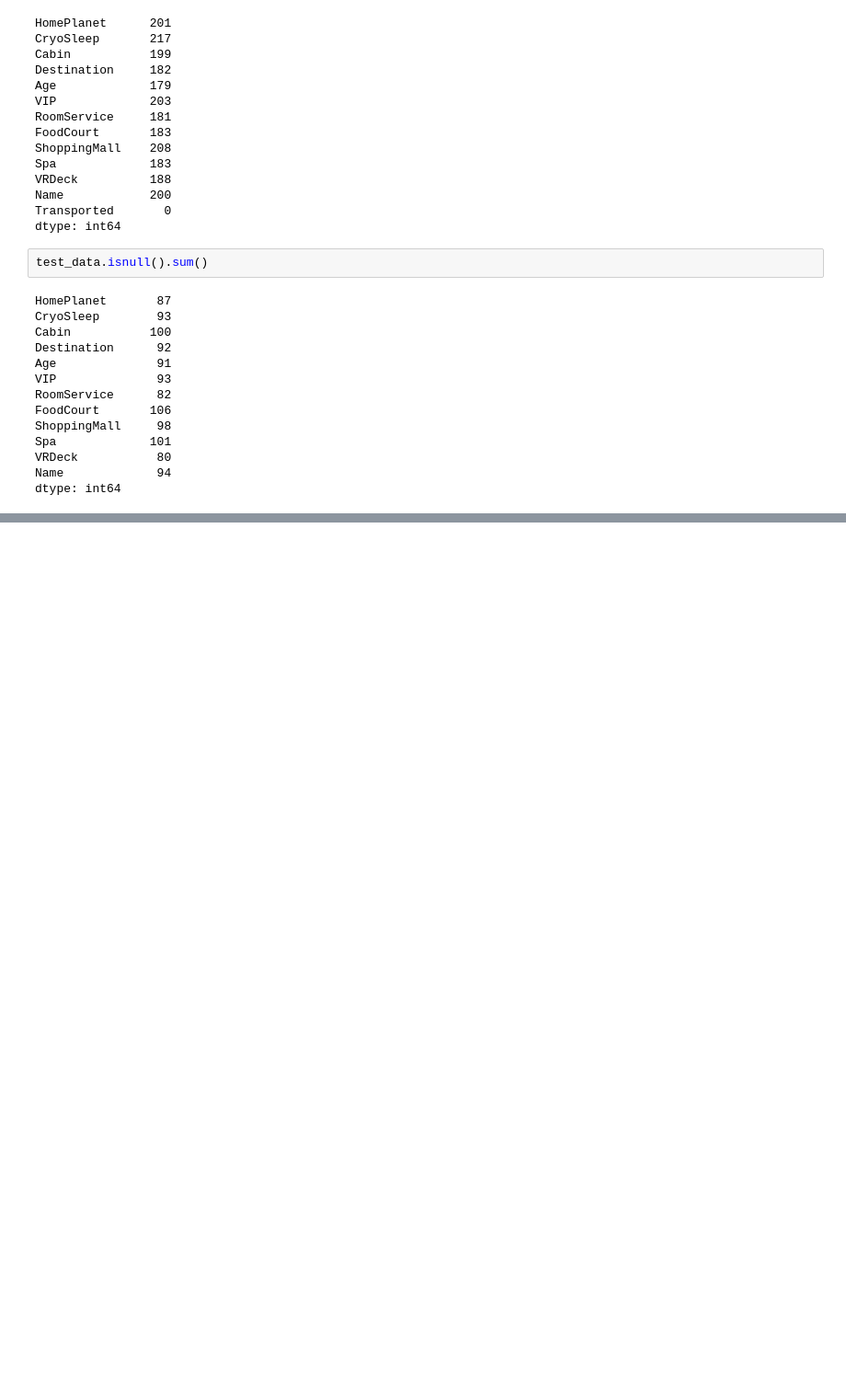
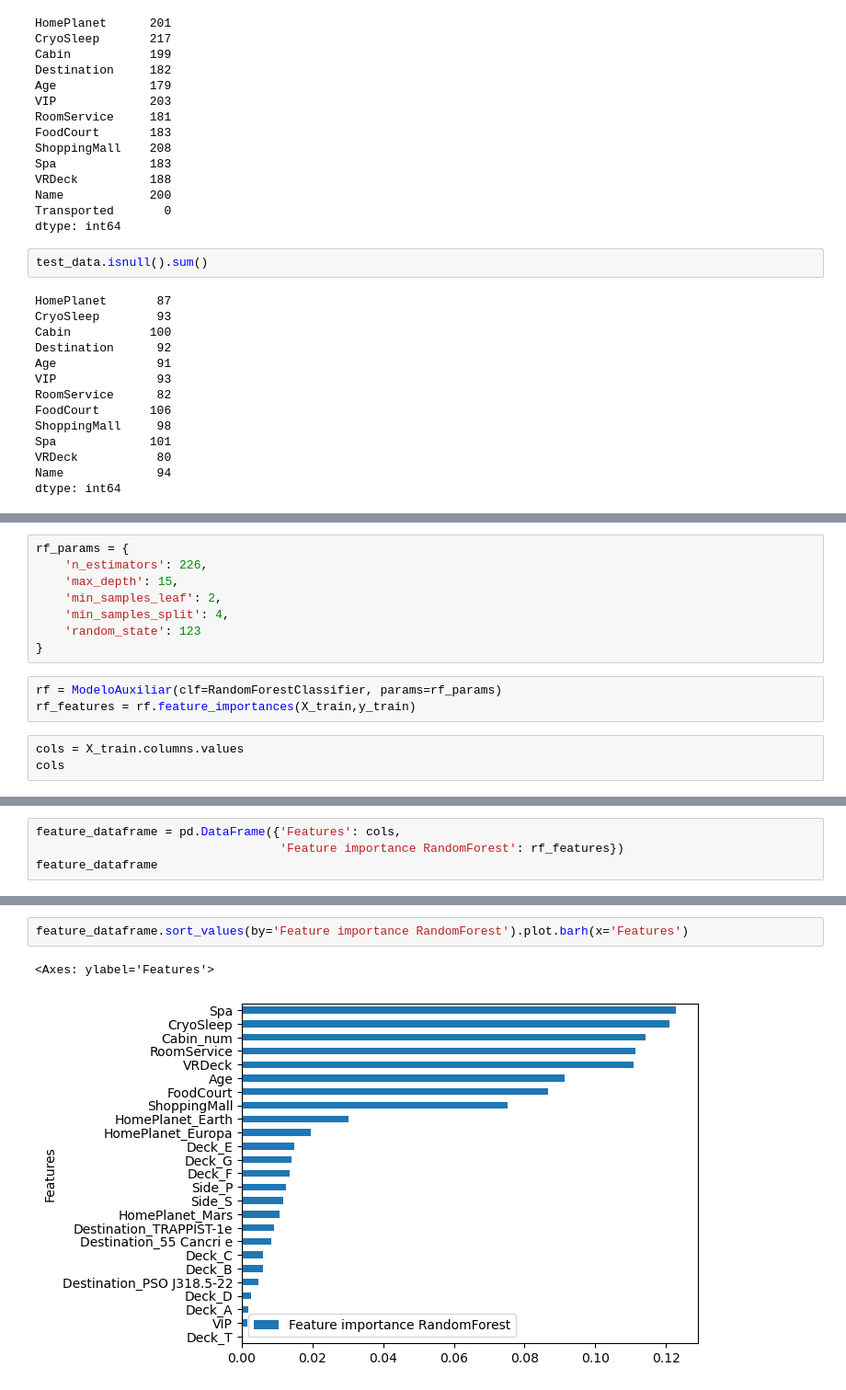
Before and after one commit to Pdrohhs/Data-Science-and-Machine-Learning, a Jupyter notebook: Spaceship Titanic/Spaceship Titanic FinalVersion.ipynb, the cells around one changed output, grey strips where cells are left out. Shown at 92% size. Saved outputs shown, nothing was run; the diff lists cells and outputs as text; blank space fills up the shorter version.

```diff
--- a/Spaceship Titanic/Spaceship Titanic FinalVersion.ipynb
+++ b/Spaceship Titanic/Spaceship Titanic FinalVersion.ipynb
@@ -130,0 +627,14 @@ dtype: int64
+# %%
+rf_params = {
+    'n_estimators': 226,
+    'max_depth': 15,
+    'min_samples_leaf': 2,
+    'min_samples_split': 4,
+    'random_state': 123
+}
+# %%
+rf = ModeloAuxiliar(clf=RandomForestClassifier, params=rf_params)
+rf_features = rf.feature_importances(X_train,y_train)
+# %%
+cols = X_train.columns.values
+cols
@@ -130,0 +648,4 @@ dtype: int64
+# %%
+feature_dataframe = pd.DataFrame({'Features': cols,
+                                  'Feature importance RandomForest': rf_features})
+feature_dataframe
@@ -130,0 +670,5 @@ dtype: int64
+# %%
+feature_dataframe.sort_values(by='Feature importance RandomForest').plot.barh(x='Features')
+# %% [output]
+<Axes: ylabel='Features'>
+[figure, added]
```
Also changed, not shown: parts of 90 cells of this notebook, 2 other files.
